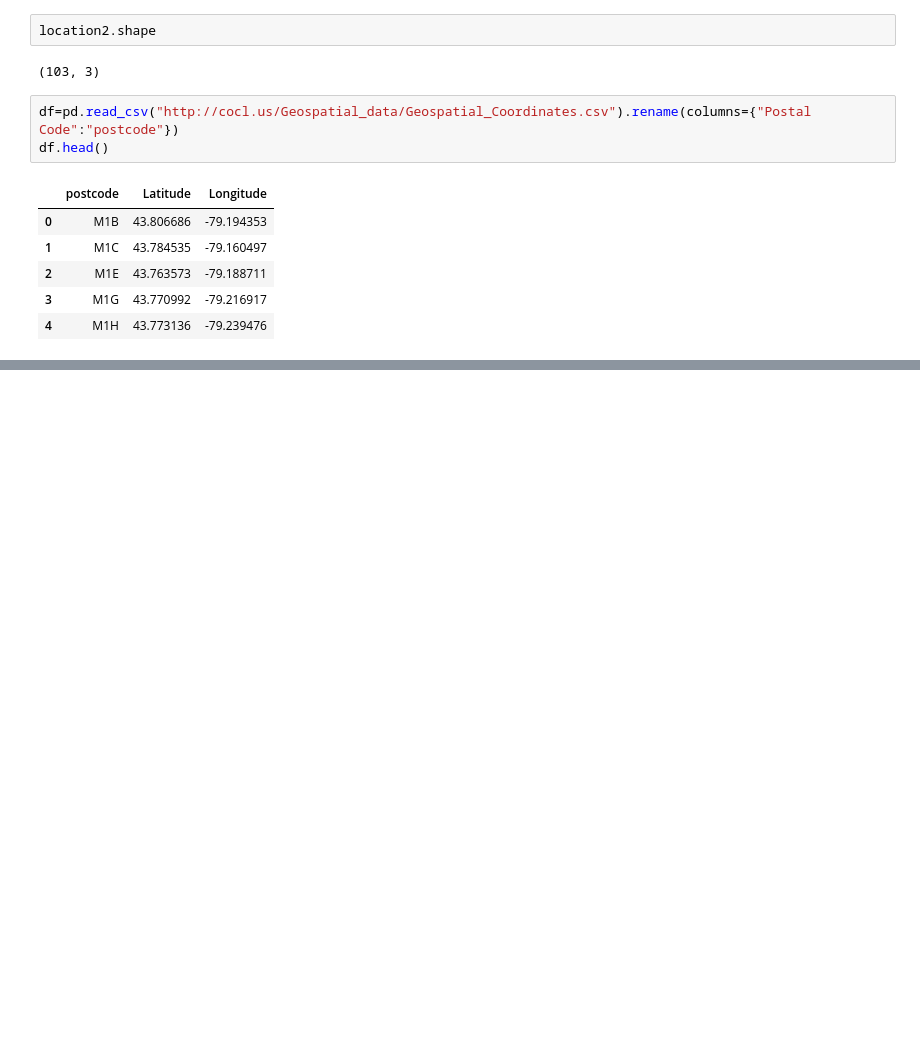
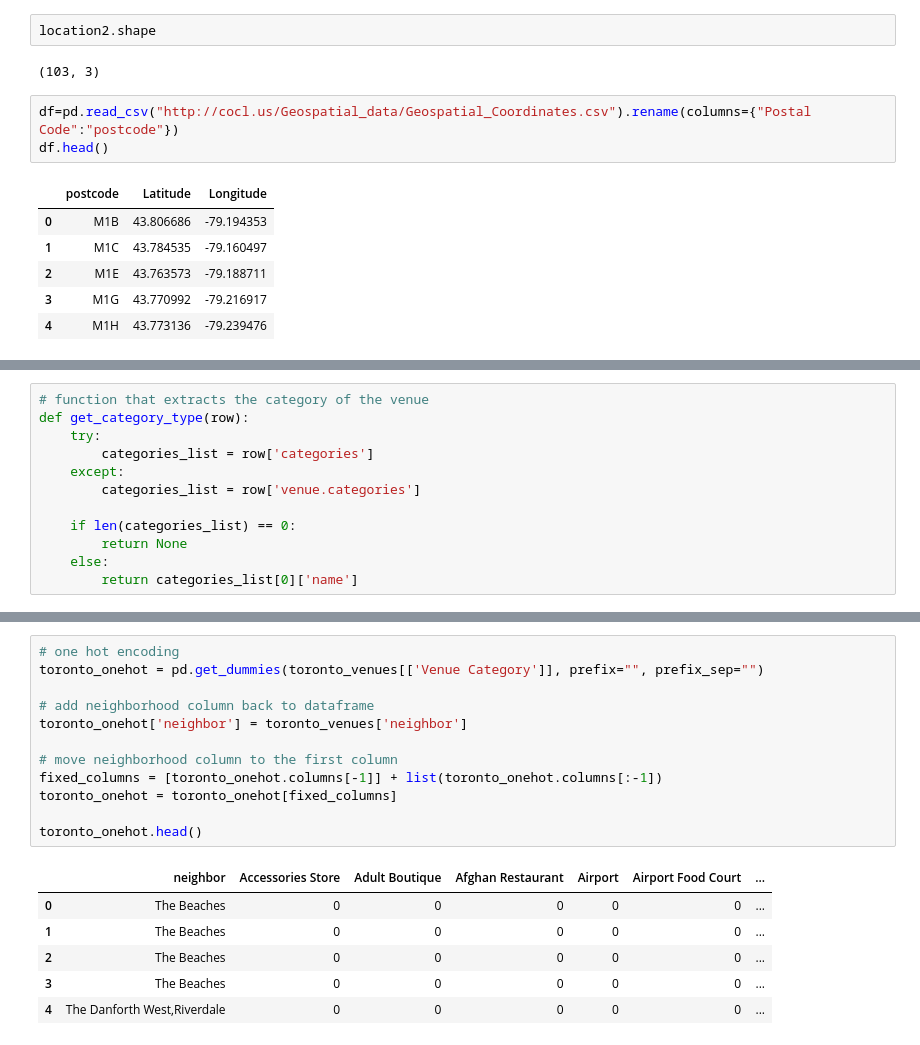
Before and after one commit to githubcoding305/Coursera_Capstone, a Jupyter notebook: Segmentation and clustering.ipynb, the cells around one changed output, grey strips where cells are left out. Cells and saved outputs as stored; diff of their text form; blank space fills up the shorter version.

```diff
--- a/Segmentation and clustering.ipynb
+++ b/Segmentation and clustering.ipynb
@@ -84,0 +257,12 @@ df2.head()
+# %%
+# function that extracts the category of the venue
+def get_category_type(row):
+    try:
+        categories_list = row['categories']
+    except:
+        categories_list = row['venue.categories']
+
+    if len(categories_list) == 0:
+        return None
+    else:
+        return categories_list[0]['name']
@@ -84,0 +358,19 @@ df2.head()
+# %%
+# one hot encoding
+toronto_onehot = pd.get_dummies(toronto_venues[['Venue Category']], prefix="", prefix_sep="")
+
+# add neighborhood column back to dataframe
+toronto_onehot['neighbor'] = toronto_venues['neighbor']
+
+# move neighborhood column to the first column
+fixed_columns = [toronto_onehot.columns[-1]] + list(toronto_onehot.columns[:-1])
+toronto_onehot = toronto_onehot[fixed_columns]
+
+toronto_onehot.head()
+# %% [output]
+|  | neighbor | Accessories Store | Adult Boutique | Afghan Restaurant | Airport | Airport Food Court | ... |
+| 0 | The Beaches | 0 | 0 | 0 | 0 | 0 | ... |
+| 1 | The Beaches | 0 | 0 | 0 | 0 | 0 | ... |
+| 2 | The Beaches | 0 | 0 | 0 | 0 | 0 | ... |
+| 3 | The Beaches | 0 | 0 | 0 | 0 | 0 | ... |
+| 4 | The Danforth West,Riverdale | 0 | 0 | 0 | 0 | 0 | ... |
```
Also changed, not shown: parts of 25 cells of this notebook.
